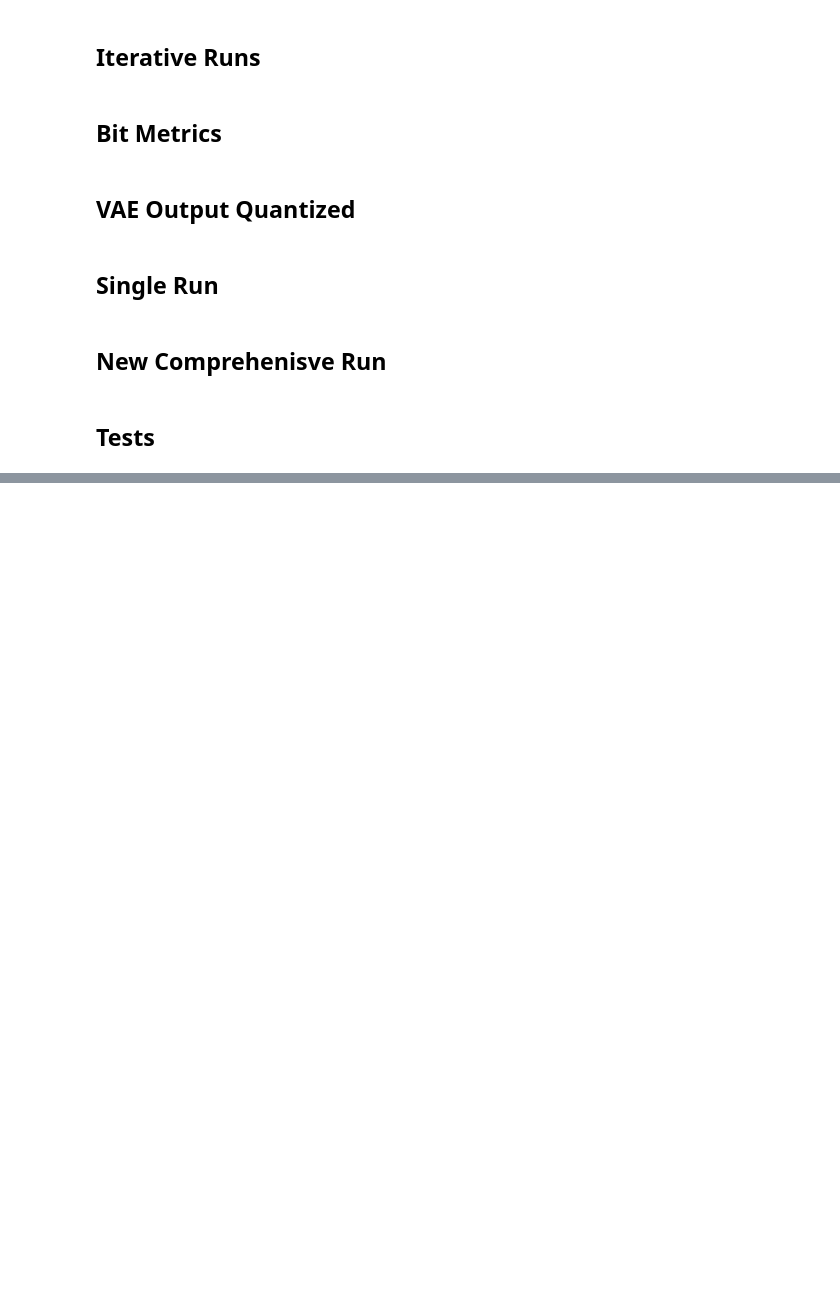
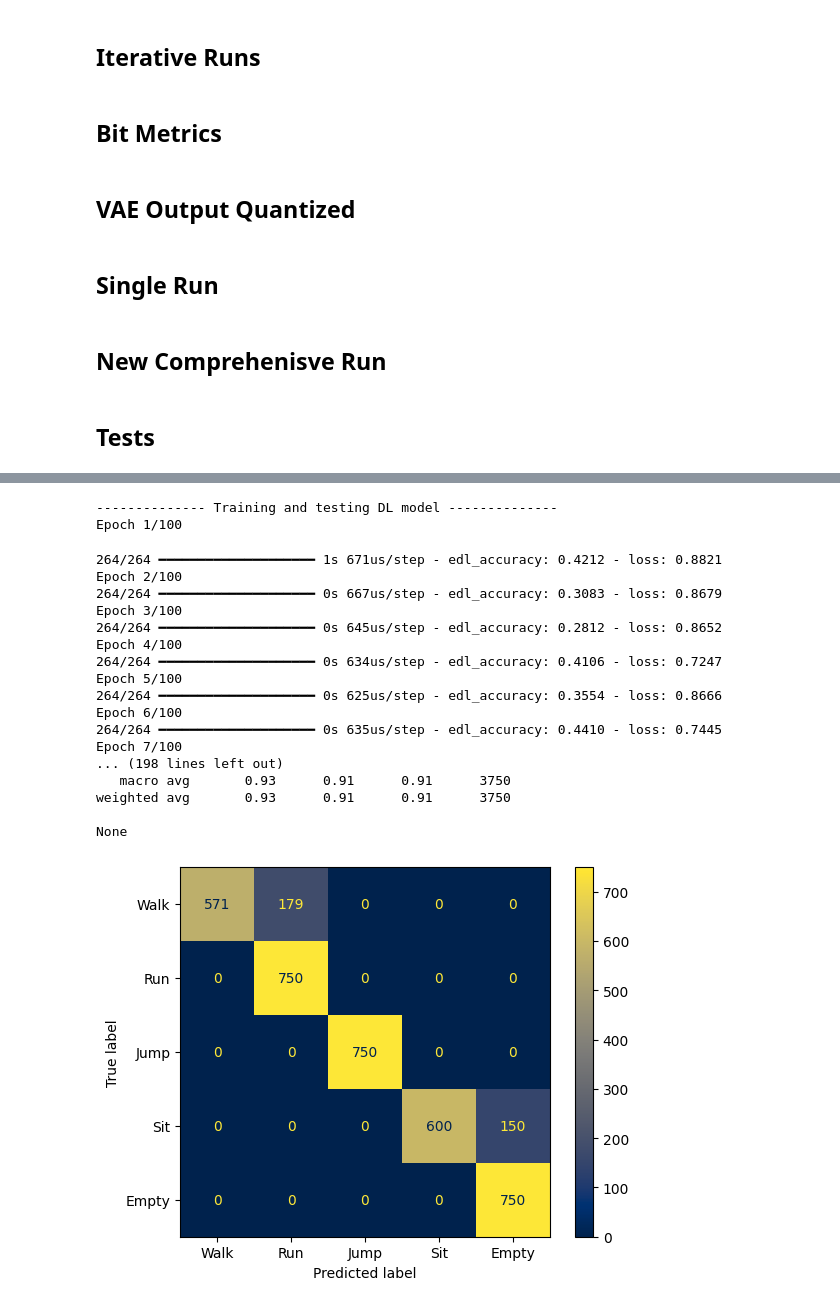
Before and after one commit to PolCeru/CSI-Compression, a Jupyter notebook: activity-recognition/CSI-VAE-EDL-MLP.ipynb, the cells around one changed output, grey strips where cells are left out. Cells and saved outputs as stored; diff of their text form; code cells hidden in the pictures; blank space fills up the shorter version.

Commit message:
testing new splitting methods

```diff
--- a/activity-recognition/CSI-VAE-EDL-MLP.ipynb
+++ b/activity-recognition/CSI-VAE-EDL-MLP.ipynb
@@ -110,7 +108,8 @@ def load_split_train_test_CSI_data(file_list, num_samples=12000, window_size=450
         test_index_offset = test_csi.shape[0]
         activity_label = file_list.index(file)  # Labels depend on file index
 
-        train_data, test_data = train_test_split(data, test_size=0.2, random_state=random_state, shuffle=True)
+        train_data = data[:train_num_samples]
+        test_data = data[train_num_samples:]
 
         # Cast CSI data into temporary TF tensors for building the dataset
         tmp_train_csi = tf.convert_to_tensor(train_data, dtype=tf.float32)
@@ -122,12 +121,10 @@ def load_split_train_test_CSI_data(file_list, num_samples=12000, window_size=450
         train_labels = tf.concat([train_labels, tmp_train_labels], axis=0)
         train_indices = tf.concat([train_indices, tmp_train_indices], axis=0)
 
-        # Cast CSI data into temporary TF tensors for building the dataset
         tmp_test_csi = tf.convert_to_tensor(test_data, dtype=tf.float32)
         tmp_test_labels = tf.convert_to_tensor(activity_label * np.ones(test_num_samples - window_size), dtype=tf.int32)
         tmp_test_indices = tf.convert_to_tensor(tf.range(test_index_offset, test_index_offset + test_num_samples - window_size), dtype=tf.int32)
 
-        # Concatenate to the previous tensors
         test_csi = tf.concat([test_csi, tmp_test_csi], axis=0)
         test_labels = tf.concat([test_labels, tmp_test_labels], axis=0)
         test_indices = tf.concat([test_indices, tmp_test_indices], axis=0)
@@ -518,7 +565,7 @@ def plot_res_beta(ev):
     areaplot = np.multiply(beta.pdf(x, alpha[1],alpha[0]), rect(x,x1, x2))
     plt.fill_between(x, 0, areaplot, alpha=0.5)
 
-def results_test(num_components, num_levels, train_dir, test_dir):
+def results_test (train_dir, test_dir, num_components=0, num_levels=0):
     X_train, y_train, y_train_dummy, scaler, fcolumns = load_experiment(train_dir)
     X_test, y_test, y_test_dummy, _, fcolumns = load_experiment(test_dir, scaler)
     model_directory = os.path.join(base_directory, f'{num_components}_components/models/{num_components}components_{num_levels}lvls_Keras_Model.keras')
@@ -539,7 +586,7 @@ def results_test(num_components, num_levels, train_dir, test_dir):
 
     return round(accuracy, 5)
 # %%
-def run_edl_experiment(name, num_components, num_levels, _X_train, _y_train_dummy):
+def run_edl_experiment(name, _X_train, _y_train_dummy, num_components=0, num_levels=0):
 
     model_edl = None
     num_classes = 5
@@ -575,6 +622,7 @@ def run_edl_experiment(name, num_components, num_levels, _X_train, _y_train_dumm
         model_edl.add(tf.keras.layers.Dense(units=5,activation='softplus'))
 
     else:
+        """
         num_epochs_annealing = 22
         batch_size = 64
         lr = 0.0001
@@ -586,6 +634,17 @@ def run_edl_experiment(name, num_components, num_levels, _X_train, _y_train_dumm
         model_edl.add(tf.keras.layers.Dropout(0.5))
         model_edl.add(tf.keras.layers.Dense(32, activation='relu', kernel_regularizer=tf.keras.regularizers.l2(0.001)))
         model_edl.add(tf.keras.layers.Dense(5, activation='softmax'))
+        """
+        num_epochs_annealing = 22
+        batch_size = 128
+        lr = 0.01
+        epochs = 100
+        model_edl = tf.keras.models.Sequential()
+        model_edl.add(tf.keras.layers.Dense(4, activation='relu', input_shape=(4,)))
+        model_edl.add(tf.keras.layers.Dense(8, activation='relu'))
+        model_edl.add(tf.keras.layers.Dense(units=5,activation='softplus'))
+
+
 
     def KL(alpha):
         beta=K.constant(np.ones((1,num_classes)),dtype="float32")
@@ -1109,13 +1165,13 @@ csi_subcarriers = [f"Ampl_{i}" for i in range(1024)] + [f"Ampl_{-i}" for i in ra
 df_csi_train = pd.DataFrame(train_data.csi.numpy(), columns=csi_subcarriers)
 df_csi_test = pd.DataFrame(test_data.csi.numpy(), columns=csi_subcarriers)
 # %%
-load_pretrained_models = True
+"""load_pretrained_models = True
 
 if load_pretrained_models:
     print('Loading pretrained models...')
-    """!wget https://zenodo.org/record/7983057/files/VAE_models.zip
+    !wget https://zenodo.org/record/7983057/files/VAE_models.zip
     !unzip -o VAE_models.zip
-    !rm VAE_models.zip"""
+    !rm VAE_models.zip
 else:
     # Train from scratch
     #!mkdir {folder_name}
@@ -1124,6 +1180,6 @@ else:
     vae.save_weights(checkpoint_path.format(epoch=0))
     vae.fit(train_data, epochs=20, shuffle=True,
             callbacks=[checkpoint_cb, early_stopping_cb, csv_logger_cb])
-    vae.save_weights(f'./{folder_name}/train_weights_vae')
+    vae.save_weights(f'./{folder_name}/train_weights_vae')"""
 # %%
 results = []
@@ -1224,0 +1322,37 @@ NameError: name 'results' is not defined
+# %%
+directory = './dumps/0_components'
+filename = f'0lvls_single_antenna_{antenna}'
+train_dump_dir=os.path.join(directory, f'training/{filename}.pkl')
+test_dump_dir=os.path.join(directory, f'test/{filename}_test.pkl')
+results = []
+
+print("-------------- Training and testing DL model --------------")
+X_train, y_train, y_train_dummy, scaler, fcolumns = load_experiment(train_dump_dir)
+X_test, y_test, y_test_dummy, _, fcolumns = load_experiment(test_dump_dir, scaler)
+
+name = "No-Fused-1"
+run_edl_experiment(name, X_train, y_train_dummy)
+
+# Test model
+accuracy = results_test(train_dump_dir, test_dump_dir)
+# %% [output]
+-------------- Training and testing DL model --------------
+Epoch 1/100
+264/264 ━━━━━━━━━━━━━━━━━━━━ 1s 671us/step - edl_accuracy: 0.4212 - loss: 0.8821
+Epoch 2/100
+264/264 ━━━━━━━━━━━━━━━━━━━━ 0s 667us/step - edl_accuracy: 0.3083 - loss: 0.8679
+Epoch 3/100
+264/264 ━━━━━━━━━━━━━━━━━━━━ 0s 645us/step - edl_accuracy: 0.2812 - loss: 0.8652
+Epoch 4/100
+264/264 ━━━━━━━━━━━━━━━━━━━━ 0s 634us/step - edl_accuracy: 0.4106 - loss: 0.7247
+Epoch 5/100
+264/264 ━━━━━━━━━━━━━━━━━━━━ 0s 625us/step - edl_accuracy: 0.3554 - loss: 0.8666
+Epoch 6/100
+264/264 ━━━━━━━━━━━━━━━━━━━━ 0s 635us/step - edl_accuracy: 0.4410 - loss: 0.7445
+Epoch 7/100
+... (198 lines left out)
+   macro avg       0.93      0.91      0.91      3750
+weighted avg       0.93      0.91      0.91      3750
+
+None
+[figure, added]
```
Also changed, not shown: parts of 9 cells of this notebook.
